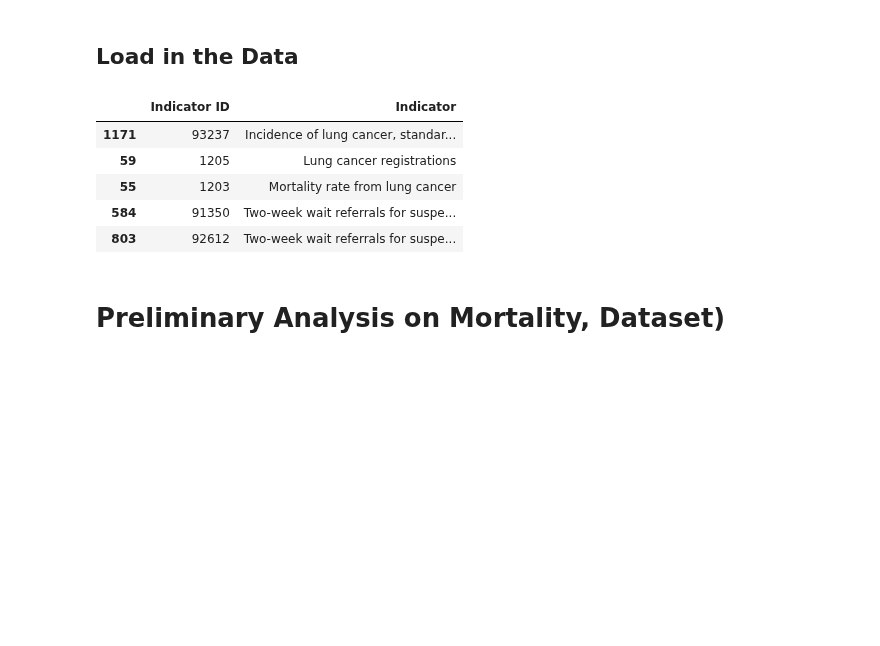
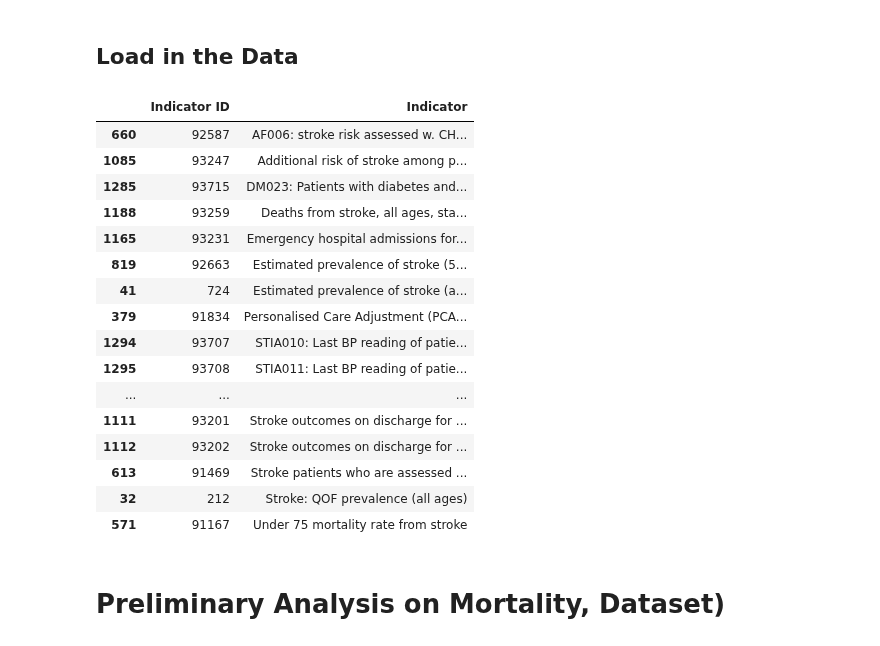
Before and after one commit to jlusane/Heathrow_Air_Pollution, a Jupyter notebook: health_data/fingertips/fingertips_eda.ipynb, the cells around one changed output. Cells and saved outputs as stored; diff of their text form; code cells hidden in the pictures; blank space fills up the shorter version.

Commit message:
data analysis updated (cardio vascular indicators added).

```diff
--- a/health_data/fingertips/fingertips_eda.ipynb
+++ b/health_data/fingertips/fingertips_eda.ipynb
@@ -84,14 +109,25 @@ indicator_df = ftp.get_metadata_for_all_indicators_from_csv()
 interested_indicators = indicator_df[['Indicator ID', 'Indicator']].sort_values(by='Indicator')
 # %%
 # We search the indicator_df here with buzzwords and return indicators want to use in our analysis
-interested_indicators[interested_indicators['Indicator'].str.lower().str.contains('lung'.lower())].head(100)
+interested_indicators[interested_indicators['Indicator'].str.lower().str.contains('stroke'.lower())].head(100)
 # %% [output]
 |  | Indicator ID | Indicator |
-| 1171 | 93237 | Incidence of lung cancer, standar... |
-| 59 | 1205 | Lung cancer registrations |
-| 55 | 1203 | Mortality rate from lung cancer |
-| 584 | 91350 | Two-week wait referrals for suspe... |
-| 803 | 92612 | Two-week wait referrals for suspe... |
+| 660 | 92587 | AF006: stroke risk assessed w. CH... |
+| 1085 | 93247 | Additional risk of stroke among p... |
+| 1285 | 93715 | DM023: Patients with diabetes and... |
+| 1188 | 93259 | Deaths from stroke, all ages, sta... |
+| 1165 | 93231 | Emergency hospital admissions for... |
+| 819 | 92663 | Estimated prevalence of stroke (5... |
+| 41 | 724 | Estimated prevalence of stroke (a... |
+| 379 | 91834 | Personalised Care Adjustment (PCA... |
+| 1294 | 93707 | STIA010: Last BP reading of patie... |
+| 1295 | 93708 | STIA011: Last BP reading of patie... |
+| ... | ... | ... |
+| 1111 | 93201 | Stroke outcomes on discharge for ... |
+| 1112 | 93202 | Stroke outcomes on discharge for ... |
+| 613 | 91469 | Stroke patients who are assessed ... |
+| 32 | 212 | Stroke: QOF prevalence (all ages) |
+| 571 | 91167 | Under 75 mortality rate from stroke |
 # %%
 # concat indicator data, output as a CSV file
 def _concat_output_data(indicator_ids, name):
```
Also changed, not shown: parts of 1 cell of this notebook.
